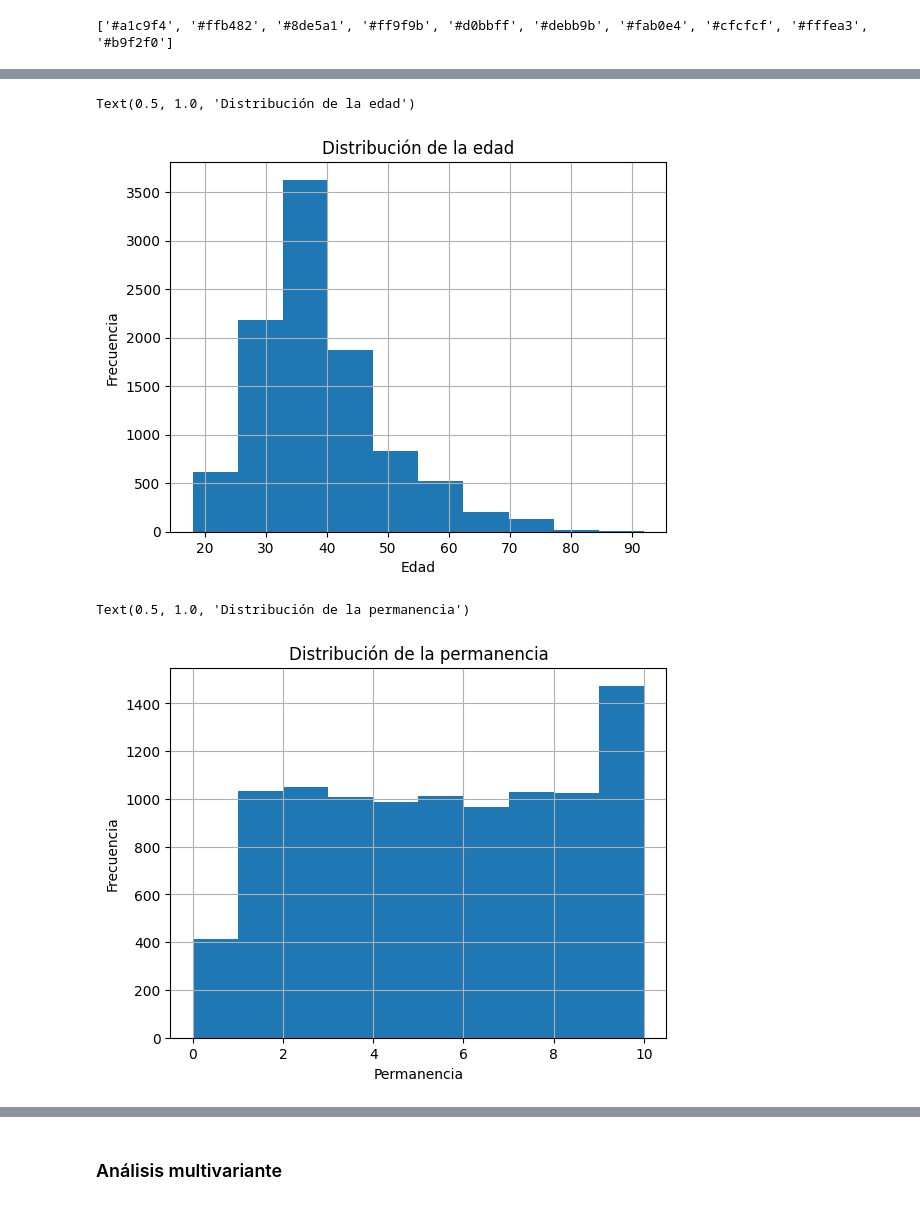
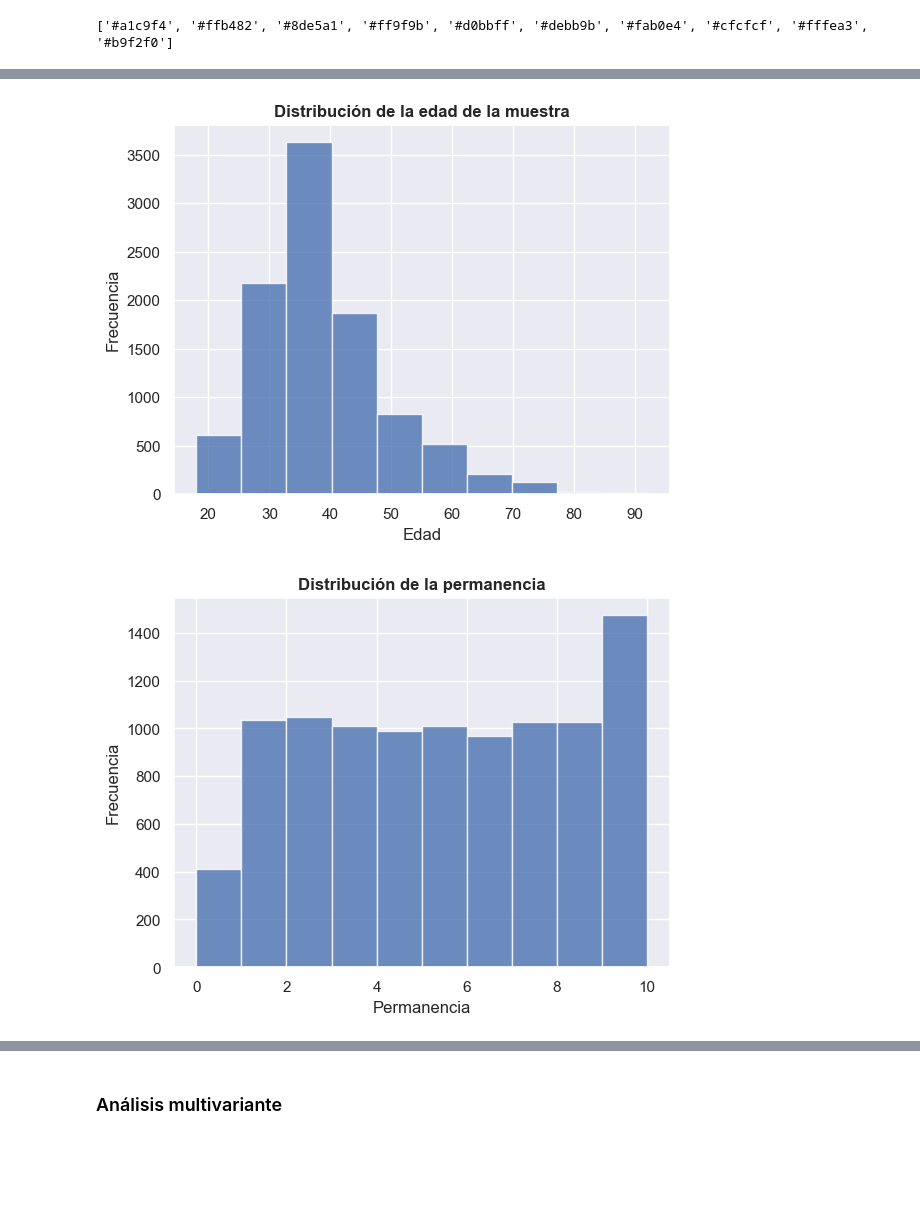
Before and after one commit to yrouuu/TFG_ADE, a Jupyter notebook: exploratorio/eda.ipynb, the cells around one changed output, grey strips where cells are left out. Drawn from its saved outputs; the diff is of its cells as text; code cells hidden in the pictures; blank space fills up the shorter version.

```diff
--- a/exploratorio/eda.ipynb
+++ b/exploratorio/eda.ipynb
@@ -171,5 +169,6 @@ sns.color_palette("pastel")
  (0.7254901960784313, 0.9490196078431372, 0.9411764705882353)]
 # %%
 print(sns.color_palette("pastel").as_hex())
+sns.set_theme(style="darkgrid")
 # %% [output]
 ['#a1c9f4', '#ffb482', '#8de5a1', '#ff9f9b', '#d0bbff', '#debb9b', '#fab0e4', '#cfcfcf', '#fffea3', '#b9f2f0']
@@ -218,20 +219,16 @@ plt.pie(n_country,
 # %%
-# histograma distrubución dedad
-data['age'].hist()
+data['age'].hist(alpha=0.8)
 
-#
 plt.xlabel('Edad')
 plt.ylabel('Frecuencia')
-plt.title('Distribución de la edad')
+plt.title('Distribución de la edad de la muestra', fontweight = 'bold');
 # %% [output]
-Text(0.5, 1.0, 'Distribución de la edad')
-[figure, old version]
+[figure, new version]
 # %%
-data['tenure'].hist()
+data['tenure'].hist(alpha=0.8)
 
 plt.xlabel('Permanencia')
 plt.ylabel('Frecuencia')
-plt.title('Distribución de la permanencia')
+plt.title('Distribución de la permanencia', fontweight = 'bold');
 # %% [output]
-Text(0.5, 1.0, 'Distribución de la permanencia')
-[figure, old version]
+[figure, new version]
```
Also changed, not shown: parts of 9 cells of this notebook.
